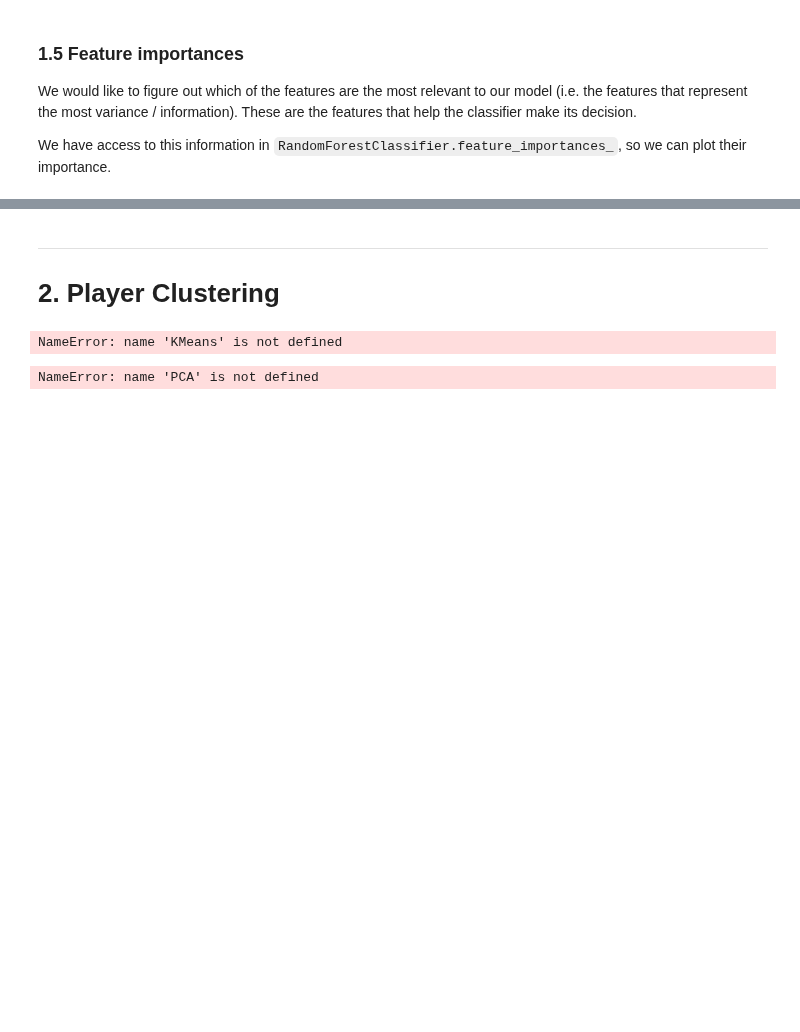
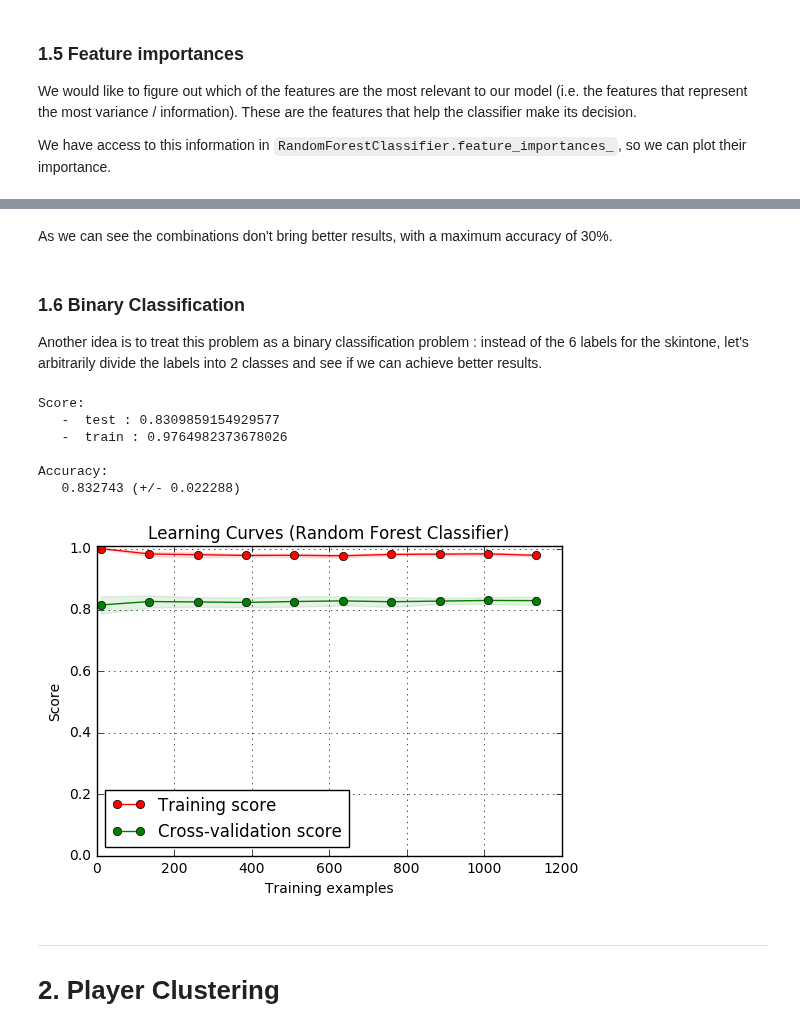
Before and after one commit to romac/ADAHomeworks, a Jupyter notebook: 04 - Applied ML/04 - Applied ML - Dylan.ipynb, the cells around one changed output, grey strips where cells are left out. Drawn from its saved outputs; the diff is of its cells as text; code cells hidden in the pictures; blank space fills up the shorter version.

```diff
--- a/04 - Applied ML/04 - Applied ML - Dylan.ipynb
+++ b/04 - Applied ML/04 - Applied ML - Dylan.ipynb
@@ -464,3 +446,26 @@ Feature ranking:
+# %% [markdown]
+As we can see the combinations don't bring better results, with a maximum accuracy of 30%.
+# %% [markdown]
+### 1.6 Binary Classification
+
+Another idea is to treat this problem as a binary classification problem : instead of the 6 labels for the skintone, let's arbitrarily divide the labels into 2 classes and see if we can achieve better results.
+# %%
+def binary_skintone(tone):
+    return 1 if tone > 0.5 else 0
+
+X_bin = X_clf
+Y_bin = np.array(final_df['skintone'].apply(binary_skintone))
+
+clf_bin = run_random_forest(X_bin, Y_bin)
+learning_curve_plot(clf_bin, X_bin, Y_bin)
+# %% [output]
+Score:
+   -  test : 0.8309859154929577
+   -  train : 0.9764982373678026
+
+Accuracy:
+   0.832743 (+/- 0.022288)
+[figure, added]
 # %% [markdown]
 ---
 # 2. Player Clustering
@@ -470,4 +471,0 @@ from sklearn.decomposition import PCA
-# %%
-km = KMeans(n_clusters=2)
-# %% [output]
-NameError: name 'KMeans' is not defined
@@ -476,5 +471,0 @@ We can use PCA to reduce the dimensionality
-# %%
-reduced_data = PCA(n_components=2).fit_transform(f)
-km.fit(reduced_data)
-# %% [output]
-NameError: name 'PCA' is not defined
```
Also changed, not shown: parts of 54 cells of this notebook.
